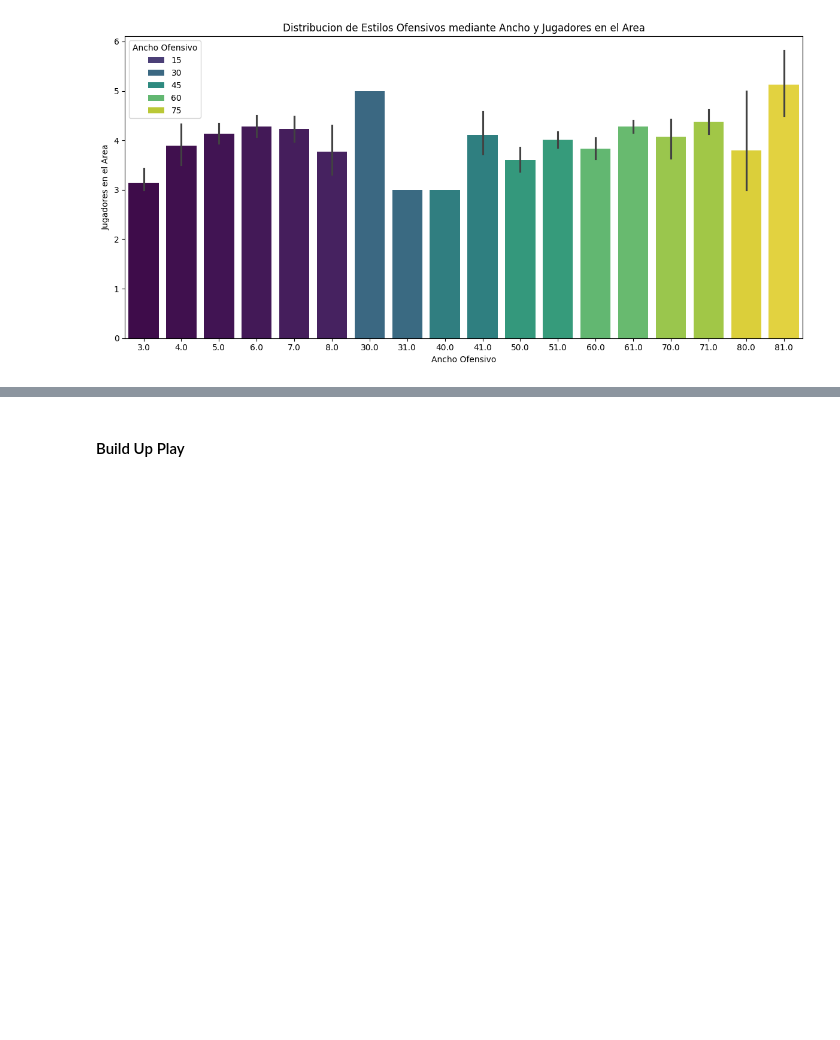
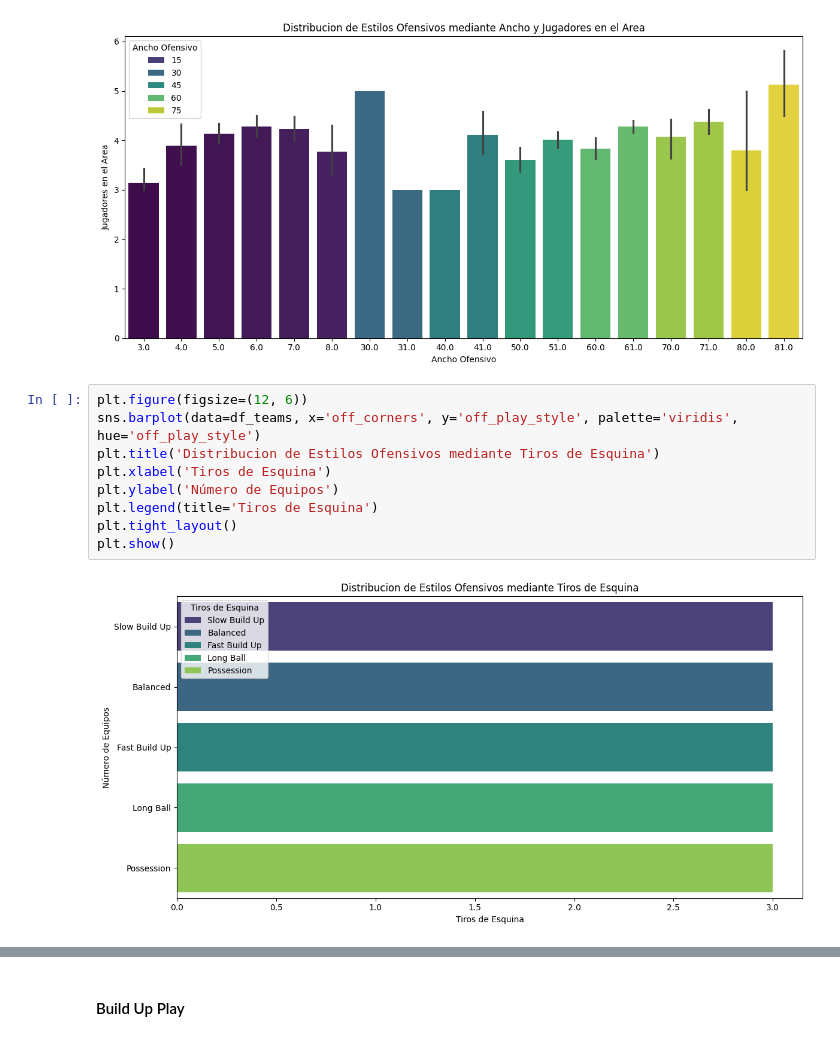
Before and after one commit to Tomaslopera/Fifa_Analysis, a Jupyter notebook: fifa23_analysis.ipynb, the cells around one changed output, grey strips where cells are left out. Saved outputs shown, nothing was run; the diff lists cells and outputs as text; blank space fills up the shorter version.

Commit message:
Offesive Play Style

```diff
--- a/fifa23_analysis.ipynb
+++ b/fifa23_analysis.ipynb
@@ -521,3 +521,14 @@ plt.tight_layout()
 plt.show()
 # %% [output]
 [figure]
+# %%
+plt.figure(figsize=(12, 6))
+sns.barplot(data=df_teams, x='off_corners', y='off_play_style', palette='viridis', hue='off_play_style')
+plt.title('Distribucion de Estilos Ofensivos mediante Tiros de Esquina')
+plt.xlabel('Tiros de Esquina')
+plt.ylabel('Número de Equipos')
+plt.legend(title='Tiros de Esquina')
+plt.tight_layout()
+plt.show()
+# %% [output]
+[figure, added]
```
Also changed, not shown: parts of 2 cells of this notebook.
